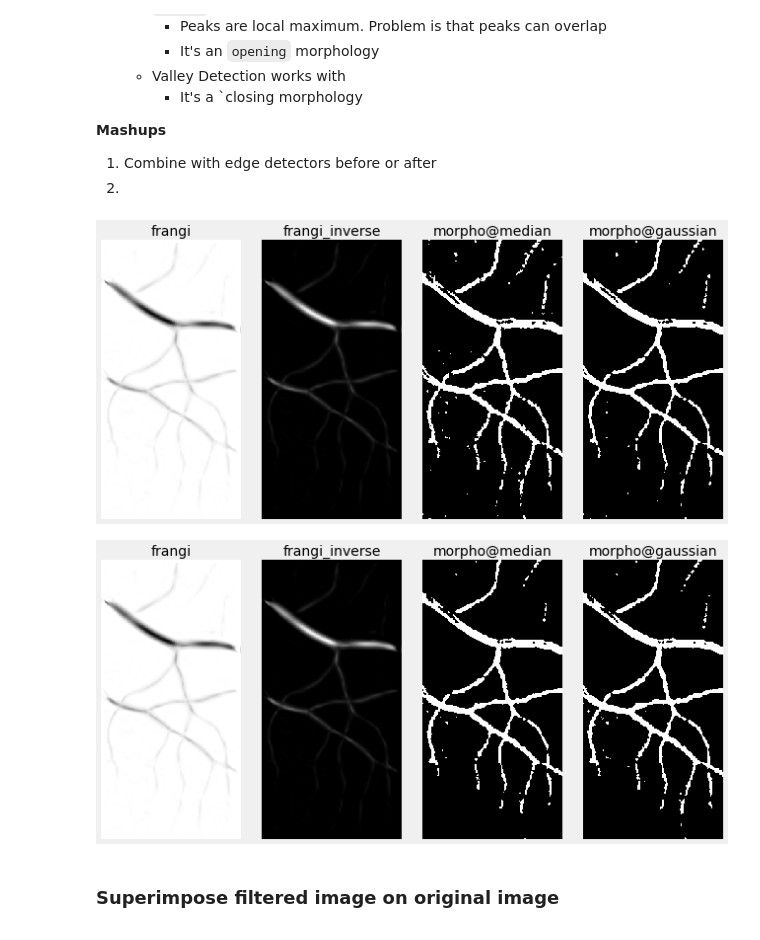
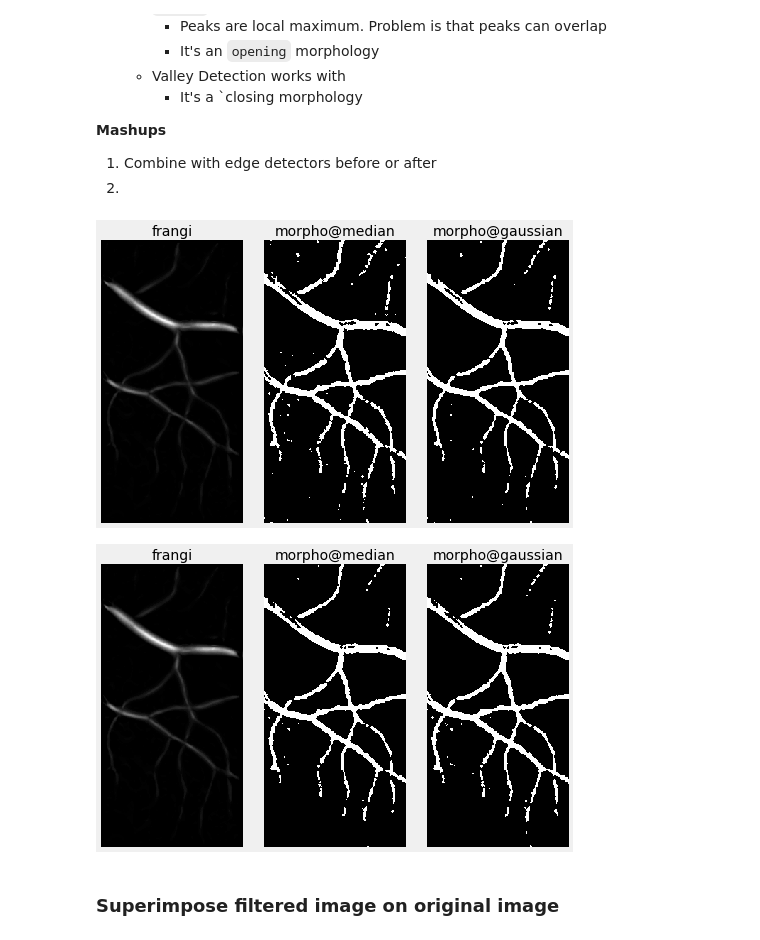
Before and after one commit to bilha-analytics/school, a Jupyter notebook: notebooks/dsp_image/paper/002_frangi_comparison_report.ipynb, the cells around one changed output. Saved outputs shown, nothing was run; the diff lists cells and outputs as text; code cells hidden in the pictures.

```diff
--- a/notebooks/dsp_image/paper/002_frangi_comparison_report.ipynb
+++ b/notebooks/dsp_image/paper/002_frangi_comparison_report.ipynb
@@ -196,10 +279,11 @@ plt.show();
 # %%
 masherz = [skfilters.frangi, skfilters.sato,]
 masherz_labelz =['frangi', 'sato', ]
+masherz_paramz = [default_paramz, default_paramz]
 x = run_mashup(img.gray_float_array,
-           skfilters.laplace, 'laplace',
-           masherz, masherz_labelz,
-           paramz, ibase=ifrangi,
+           skfilters.laplace, 'laplace', default_edge_paramz,
+           masherz, masherz_labelz, masherz_paramz,
+            ibase=ifrangi*100,
            addback=True)
 # %% [output]
 laplace mashup Images
@@ -215,9 +299,10 @@ MSE: (laplace - sato)   0.0007  -0.0106         0.0
 # %%
 masherz = [skfilters.frangi, skfilters.sato,]
 masherz_labelz =['frangi', 'sato', ]
-x = run_mashup(img.gray_float_array,
-           skfilters.scharr, 'scharr',
-           masherz, masherz_labelz,
-           paramz, ibase=ifrangi,
+masherz_paramz = [default_paramz, default_paramz]
+laplacian_results = run_mashup(img.gray_float_array,
+           skfilters.laplace, 'laplacian', default_edge_paramz,
+           masherz, masherz_labelz, masherz_paramz,
+           ibase=ifrangi,
            addback=True)
 # %% [output]
@@ -233,0 +321,8 @@ MSE: (scharr - sato)    0.0003  -0.0029         -0.007600000128149986
+# %%
+src = img.gray_float_array
+lp = skfilters.laplace(gray_smoothed_img)
+tz = ['laplace','frangi', *[f"{m}*laplace" for m in masherz_labelz] ]
+print("1. Frangi Vs Laplacian mashups and image")
+outsiez = [ src*x for x in [lp, *laplacian_results] ]
+show_image_list(outsiez, titlez=tz, nc=len(outsiez))
+plt.show();
@@ -284,15 +382,18 @@ def run_morphological(smoothed, dsize):
 
 # show_image_list([img.gray_float_array, median_img, valleyz, peakz, outsiez],
 #                 titlez=['src', 'smooth', 'valleyz', 'peakz', 'res'],nc=5)
+# %%
+mifrangi = ifrangi*img.gray_float_array
 # %%
+
 median_img = skfilters.median( img.gray_float_array )
 gauss_img = skfilters.gaussian( img.gray_float_array , sigma=7)
 
 outsiez_m = run_morphological( median_img, dsize=7)
 outsiez_g = run_morphological( gauss_img, dsize=7)
 
-show_image_list([ifrangi, ifrangi*-1, outsiez_m, outsiez_g],
-               titlez=['frangi', 'frangi_inverse','morpho@median', 'morpho@gaussian'], nc=4)
+show_image_list([mifrangi, outsiez_m, outsiez_g],
+               titlez=['frangi', 'morpho@median', 'morpho@gaussian'], nc=4)
 # %% [output]
-[figure, old version]
+[figure, new version]
 # %%
@@ -320,15 +421,15 @@ def run_morphological(img, smoother, dsize):
 img_colr = img.img
 
 smoother = (skfilters.median, { })
-outsiez_m = run_morphological( img_colr, smoother, dsize=7)
+outsiez_m = run_morphological_green_channel( img_colr, smoother, dsize=7)
 
 smoother = (skfilters.gaussian, {'sigma':7})
-outsiez_g = run_morphological(img_colr, smoother, dsize=7)
+outsiez_g = run_morphological_green_channel(img_colr, smoother, dsize=7)
 
-show_image_list([ifrangi, ifrangi*-1, outsiez_m, outsiez_g],
-               titlez=['frangi', 'frangi_inverse','morpho@median', 'morpho@gaussian'], nc=4)
+show_image_list([mifrangi, outsiez_m, outsiez_g],
+               titlez=['frangi', 'morpho@median', 'morpho@gaussian'], nc=4)
 # %% [output]
-[figure, old version]
+[figure, new version]
 # %% [markdown]
 ### Superimpose filtered image on original image
 # %%
```
Also changed, not shown: parts of 20 cells of this notebook, 1 other file.
